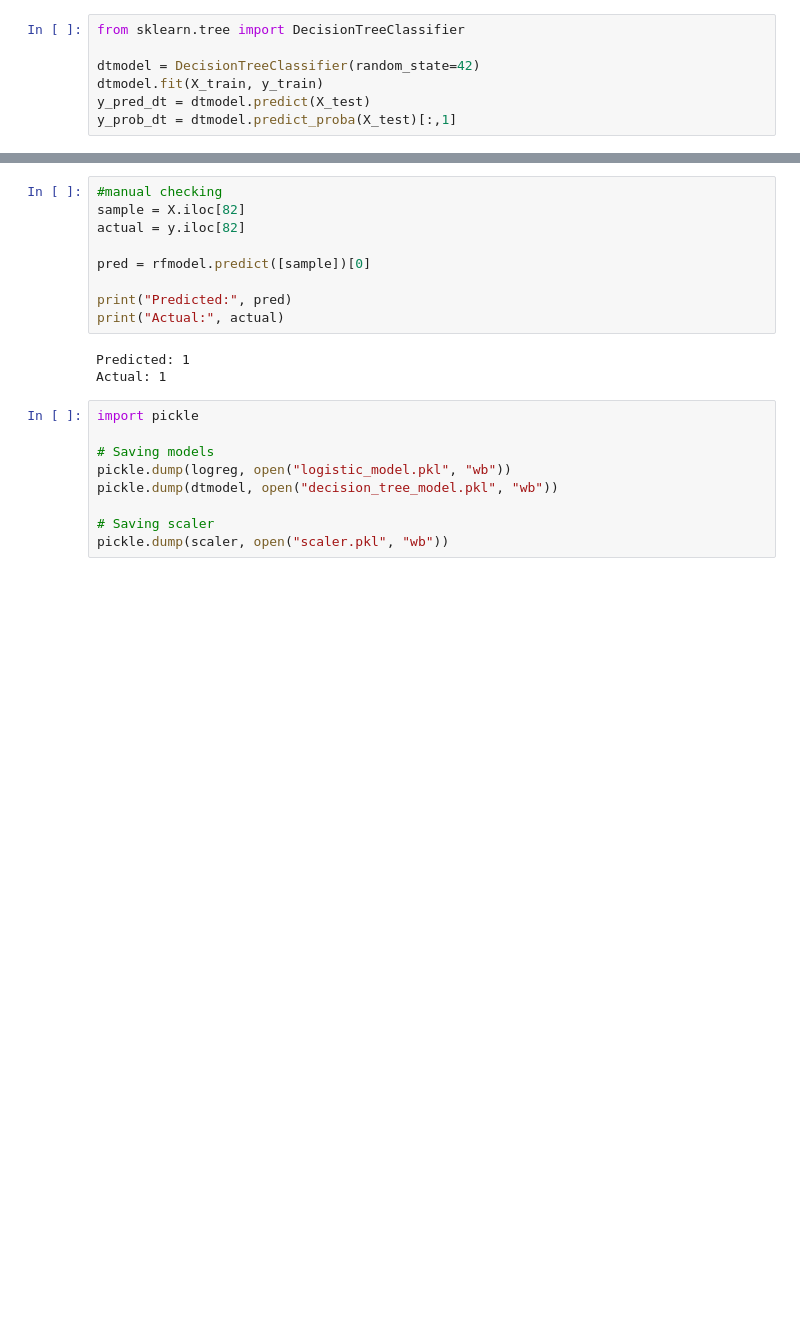
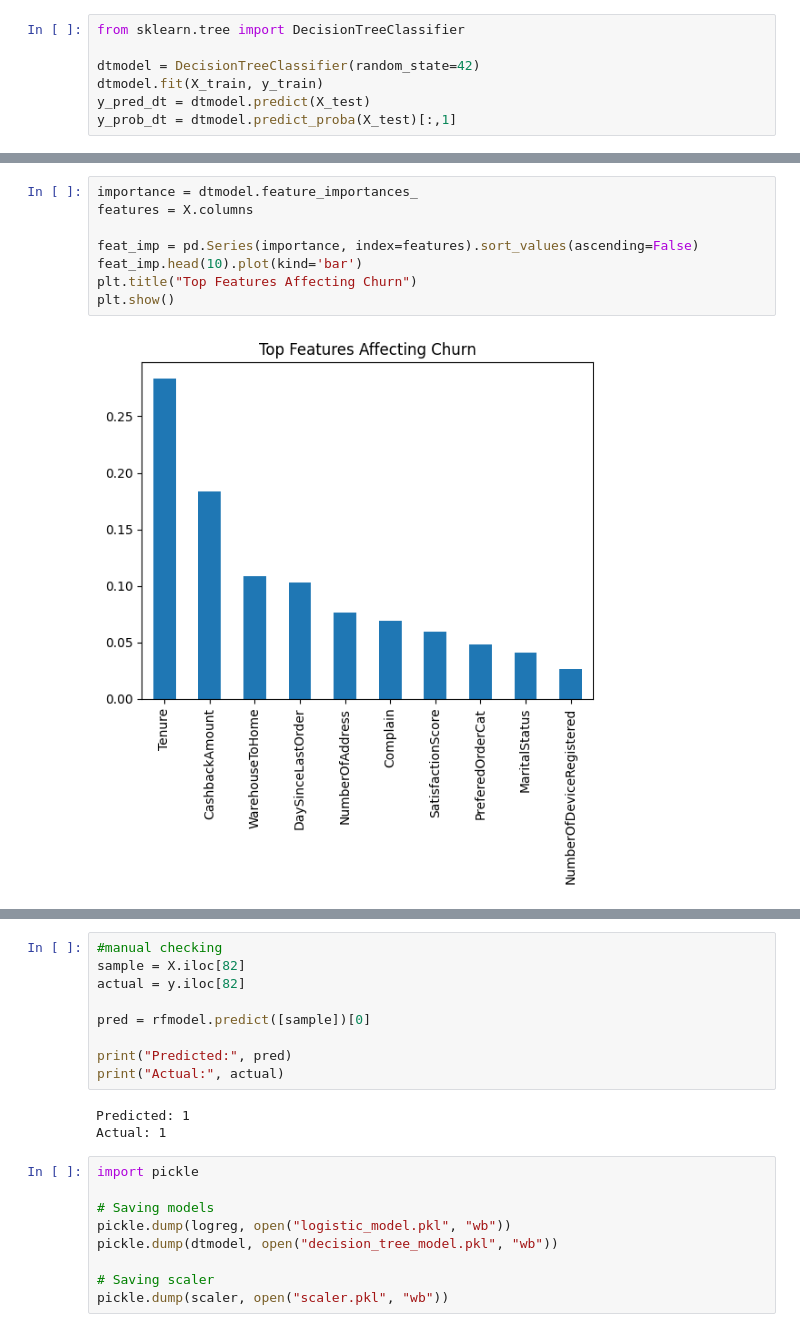
Before and after one commit to ShreyaCodes176/ECommerce-Customer-Churn-Analysis, a Jupyter notebook: EcommerceChurn.ipynb, the cells around one changed output, grey strips where cells are left out. Saved outputs shown, nothing was run; the diff lists cells and outputs as text; blank space fills up the shorter version.

```diff
--- a/EcommerceChurn.ipynb
+++ b/EcommerceChurn.ipynb
@@ -280,3 +275,13 @@ plt.show()
+# %%
+importance = dtmodel.feature_importances_
+features = X.columns
+
+feat_imp = pd.Series(importance, index=features).sort_values(ascending=False)
+feat_imp.head(10).plot(kind='bar')
+plt.title("Top Features Affecting Churn")
+plt.show()
+# %% [output]
+[figure, added]
 # %%
 def predict_churn(input_data, model, scaler):
     input_scaled=scaler.transform([input_data])
```
Also changed, not shown: parts of 5 cells of this notebook.
